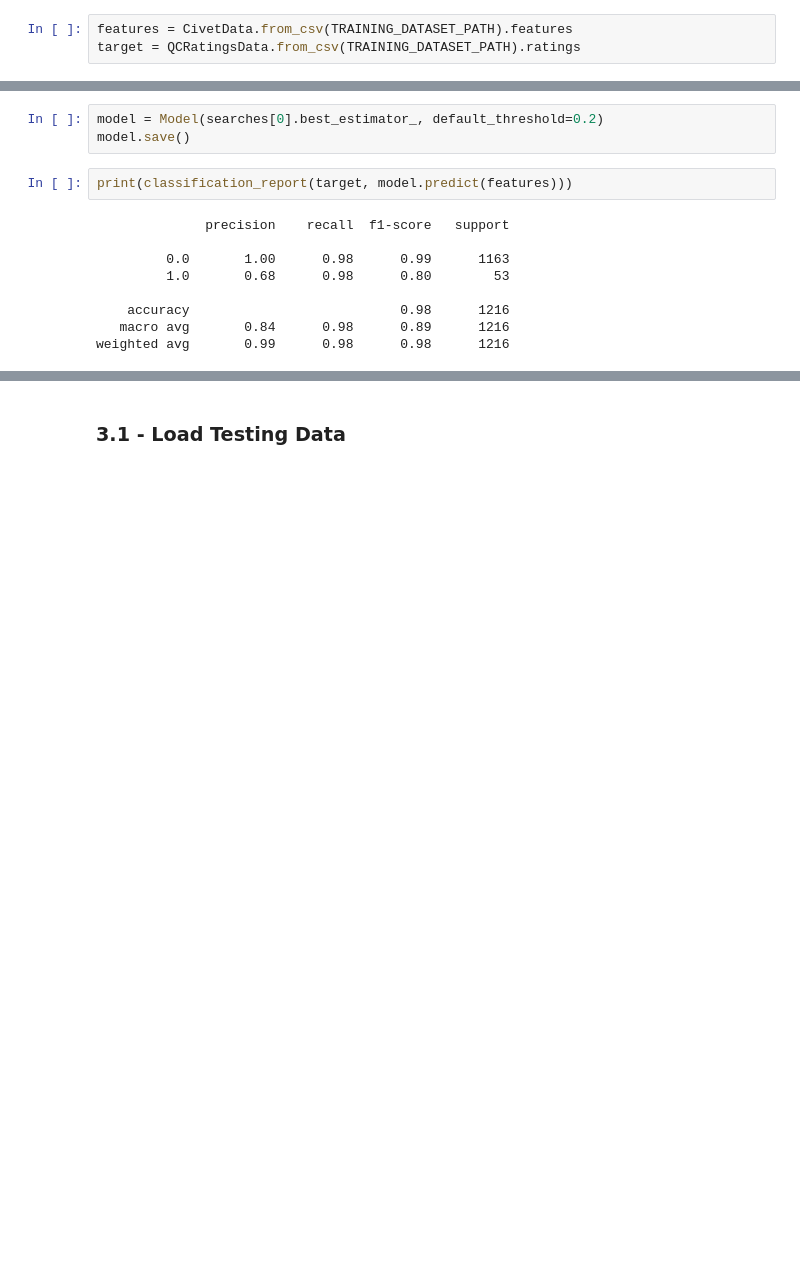
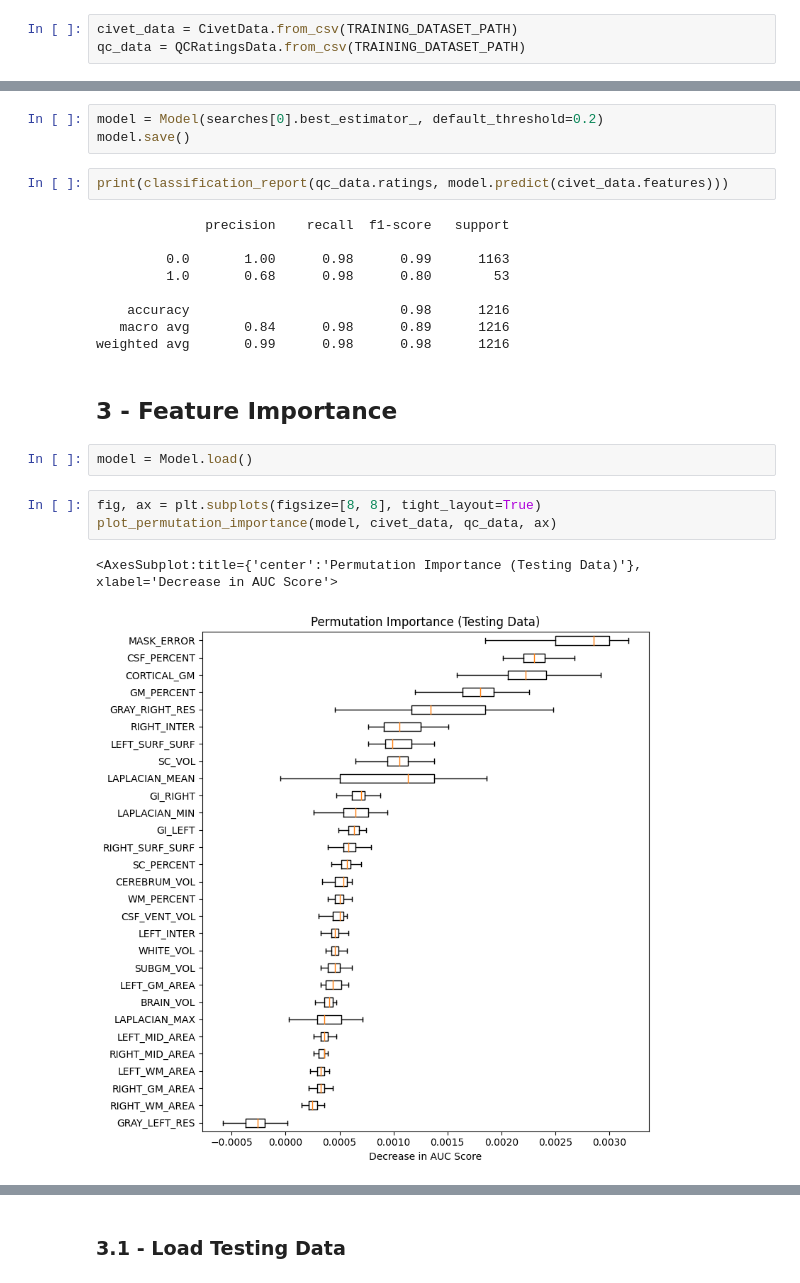
Before and after one commit to joshunrau/civetqc, a Jupyter notebook: notebooks/1-modelSelection.ipynb, the cells around one changed output, grey strips where cells are left out. Cells and saved outputs as stored; diff of their text form; blank space fills up the shorter version.

Commit message:
add permutation_importance

```diff
--- a/notebooks/analysis.ipynb
+++ b/notebooks/1-modelSelection.ipynb
@@ -39,8 +39,8 @@ np.random.seed(0)
 # %% [markdown]
 ### 2.1 - Load Training Data
 # %%
-features = CivetData.from_csv(TRAINING_DATASET_PATH).features
-target = QCRatingsData.from_csv(TRAINING_DATASET_PATH).ratings
+civet_data = CivetData.from_csv(TRAINING_DATASET_PATH)
+qc_data = QCRatingsData.from_csv(TRAINING_DATASET_PATH)
 # %% [markdown]
 ### 2.2 - Run Search
 # %%
@@ -76,7 +76,7 @@ plt.savefig(os.path.join(FIGURES_DIR, 'thresholds_svc.jpeg'), dpi=300)
 model = Model(searches[0].best_estimator_, default_threshold=0.2)
 model.save()
 # %%
-print(classification_report(target, model.predict(features)))
+print(classification_report(qc_data.ratings, model.predict(civet_data.features)))
 # %% [output]
               precision    recall  f1-score   support
 
@@ -86,4 +86,14 @@ print(classification_report(target, model.predict(features)))
     accuracy                           0.98      1216
    macro avg       0.84      0.98      0.89      1216
 weighted avg       0.99      0.98      0.98      1216
+# %% [markdown]
+## 3 - Feature Importance
+# %%
+model = Model.load()
+# %%
+fig, ax = plt.subplots(figsize=[8, 8], tight_layout=True)
+plot_permutation_importance(model, civet_data, qc_data, ax)
+# %% [output]
+<AxesSubplot:title={'center':'Permutation Importance (Testing Data)'}, xlabel='Decrease in AUC Score'>
+[figure, added]
 # %% [markdown]
```
Also changed, not shown: parts of 6 cells of this notebook, 1 other file.
